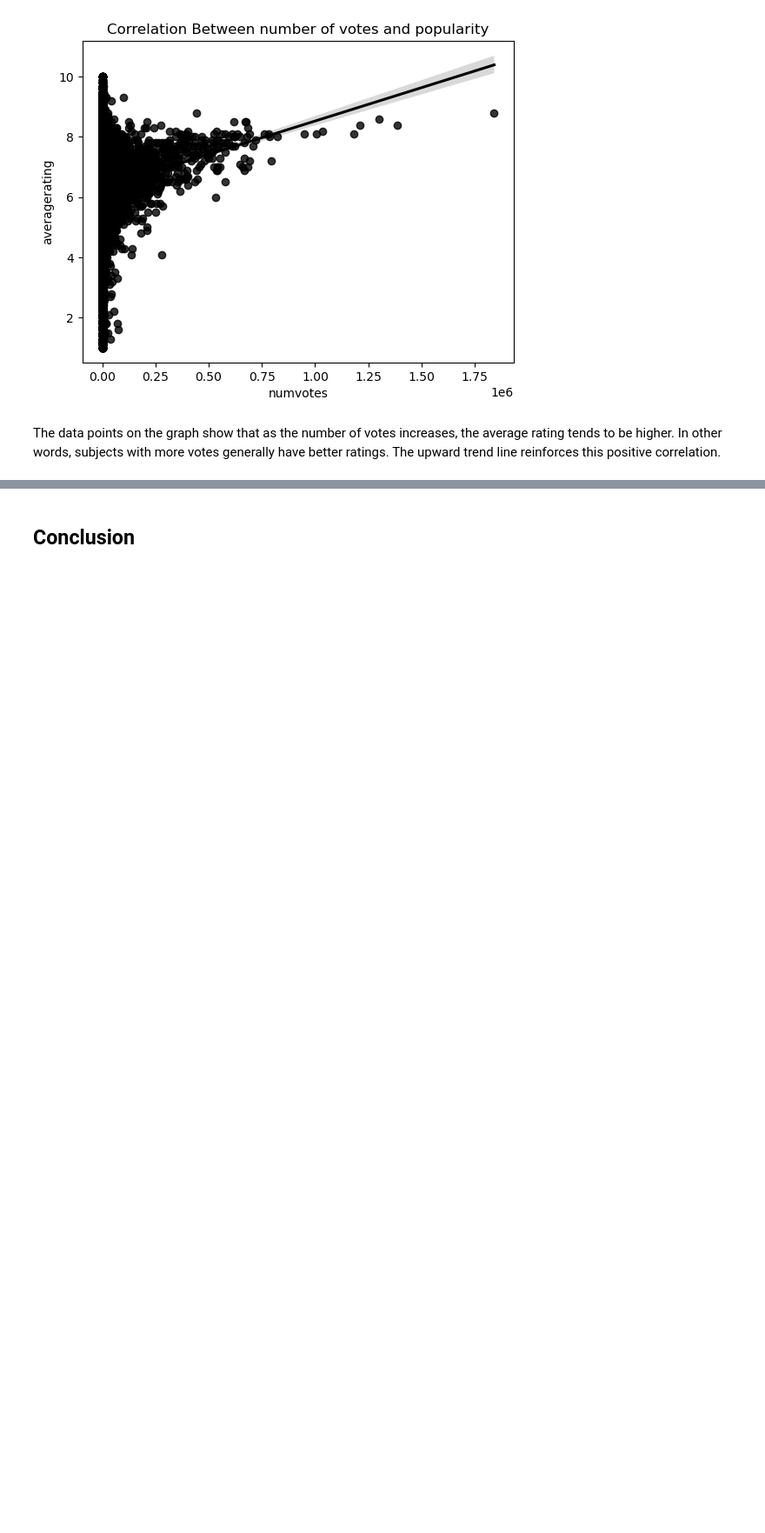
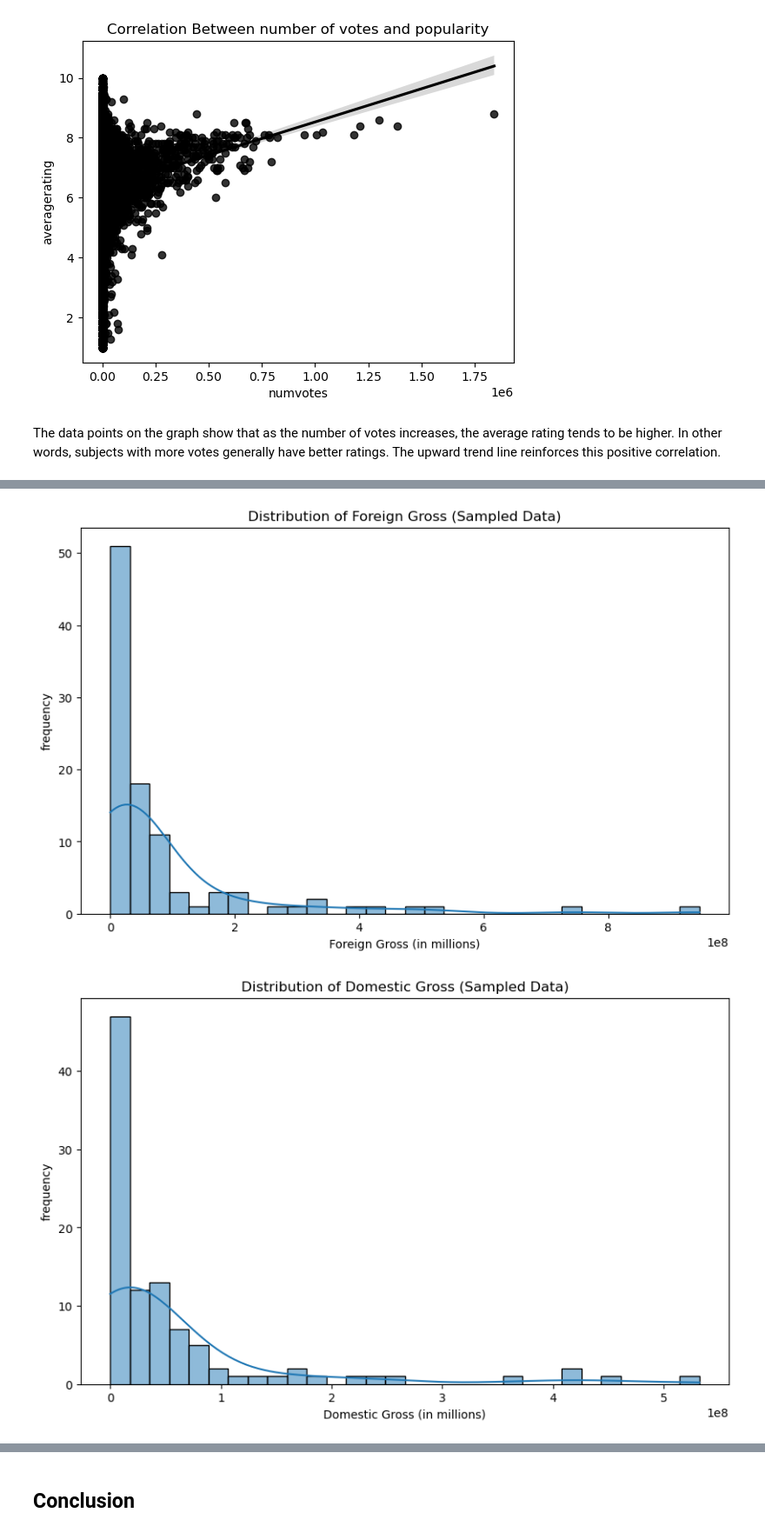
Before and after one commit to Kanyi254/dsc-phase-2-project-v3, a Jupyter notebook: student.ipynb, the cells around one changed output, grey strips where cells are left out. Shown: that part at 87% size. Drawn from its saved outputs; the diff is of its cells as text; code cells hidden in the pictures; blank space fills up the shorter version.

```diff
--- a/student.ipynb
+++ b/student.ipynb
@@ -688,0 +719,18 @@ The data points on the graph show that as the number of votes increases, the ave
+# %%
+#histogram
+plt.figure(figsize=(10, 6))
+sns.histplot(sample_csv['foreign_gross'], bins=30, kde=True)
+plt.title('Distribution of Foreign Gross (Sampled Data)')
+plt.xlabel('Foreign Gross (in millions)')
+plt.ylabel('frequency')
+plt.show()
+
+plt.figure(figsize=(10, 6))
+sns.histplot(sample_csv['domestic_gross'], bins=30, kde=True)
+plt.title('Distribution of Domestic Gross (Sampled Data)')
+plt.xlabel('Domestic Gross (in millions)')
+plt.ylabel('frequency')
+plt.show()
+# %% [output]
+[figure, added]
+[figure, added]
```
Also changed, not shown: parts of 22 cells of this notebook, 1 other file.
